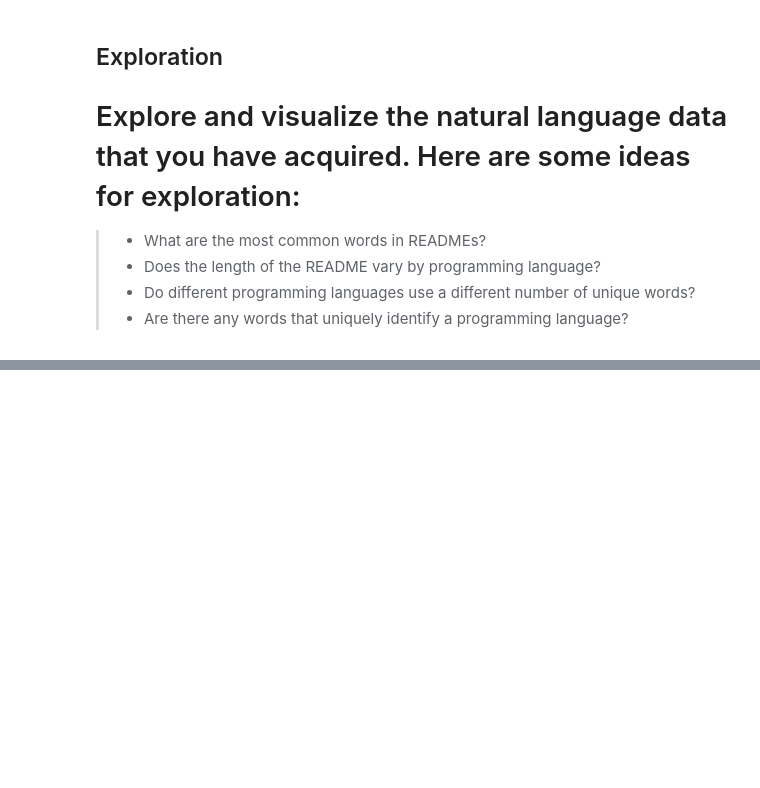
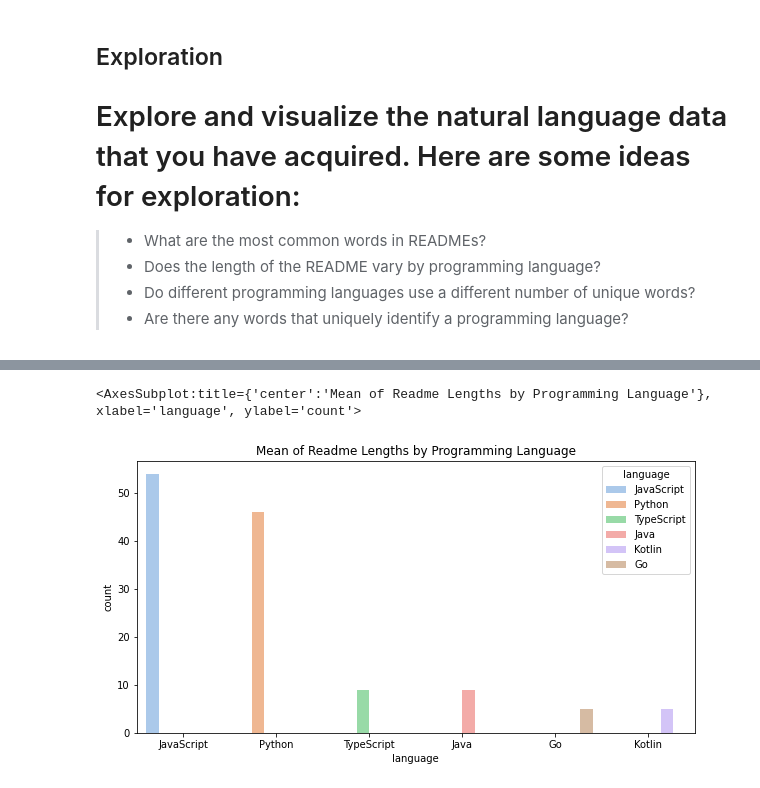
Before and after one commit to bert-jason-ray/nlp-group-project, a Jupyter notebook: ray_scratchbook.ipynb, the cells around one changed output, grey strips where cells are left out. Cells and saved outputs as stored; diff of their text form; code cells hidden in the pictures; blank space fills up the shorter version.

```diff
--- a/ray_scratchbook.ipynb
+++ b/ray_scratchbook.ipynb
@@ -207,0 +230,13 @@ Text(0.5, 1.0, 'Proportion of Languages for the 20 most common words in our text
+# %%
+#for i, predictor in enumerate(train.drop(columns=['lemmatized','stemmed','clean',
+                                                  #'readme_contents','repo','text_length'])):
+    #plt.figure(i)
+ax = plt.subplots(figsize=(10, 5))
+plt.title("Mean of Readme Lengths by Programming Language")
+hue_order = ['JavaScript', 'Python', 'TypeScript', 'Java', 'Kotlin', 'Go']
+sns.countplot(data=train, x=predictor, hue='language', palette="pastel", hue_order=hue_order,
+              order = train['language'].value_counts().index)
+#ax = plt.subplots(figsize=(15, 5))
+# %% [output]
+<AxesSubplot:title={'center':'Mean of Readme Lengths by Programming Language'}, xlabel='language', ylabel='count'>
+[figure, added]
```
Also changed, not shown: parts of 15 cells of this notebook.
